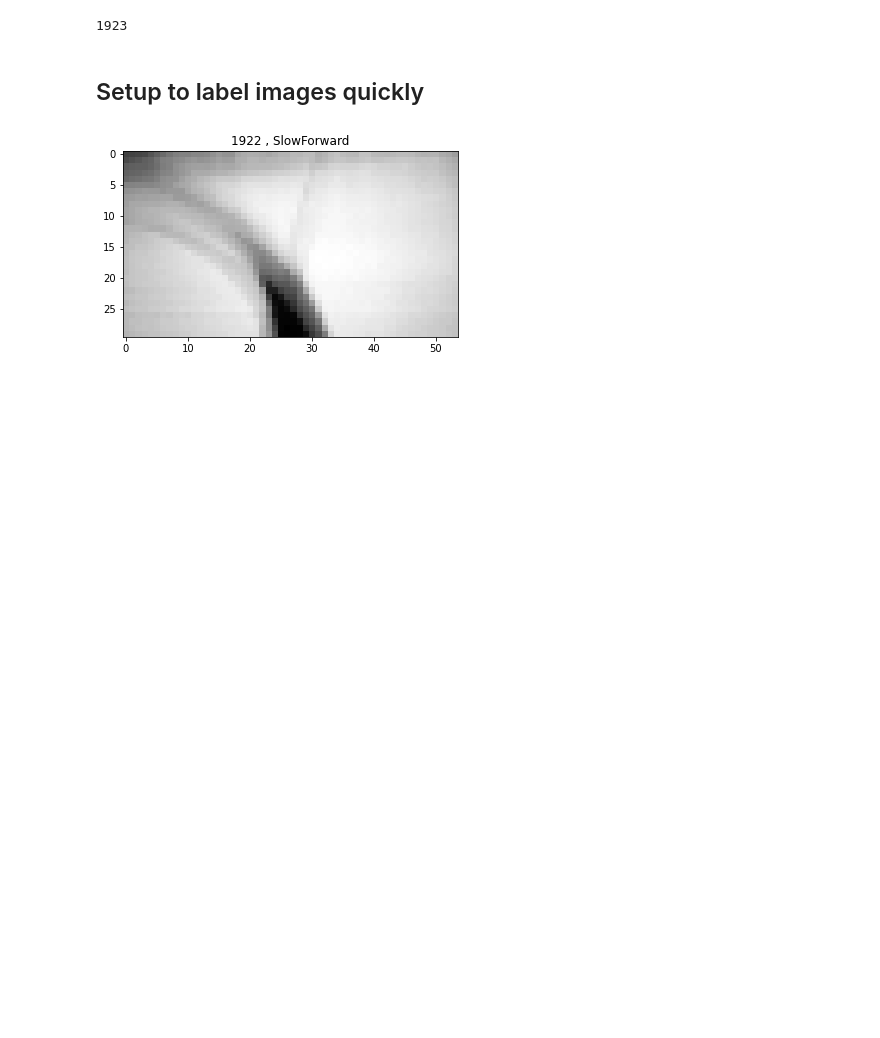
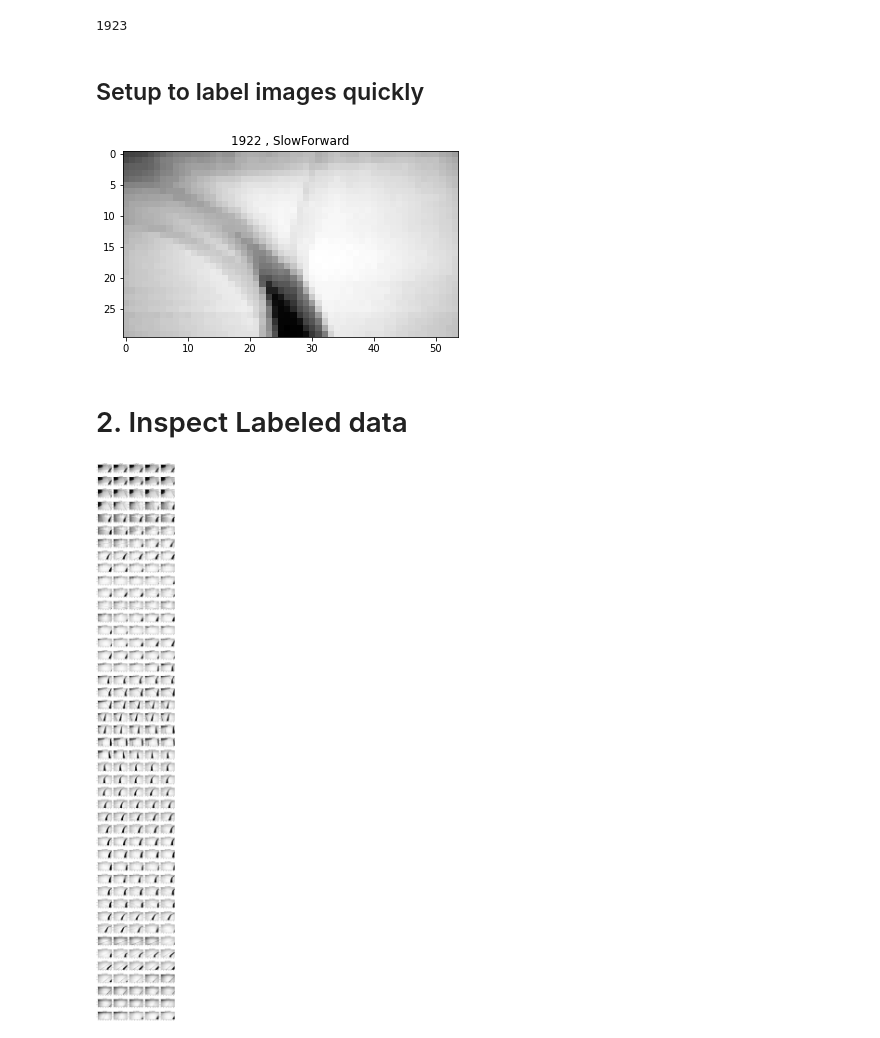
Before and after one commit to peter-seweiha/Freenove_4WD_Smart_Car, a Jupyter notebook: Code/PC/02.Manual labelling/data_labelling.ipynb, the cells around one changed output. Saved outputs shown, nothing was run; the diff lists cells and outputs as text; code cells hidden in the pictures; blank space fills up the shorter version.

```diff
--- a/Code/PC/02.Manual labelling/data_labelling.ipynb
+++ b/Code/PC/02.Manual labelling/data_labelling.ipynb
@@ -92,0 +93,44 @@ labelled_images_2.to_csv('labelled_images_2.csv', index=False)
+# %% [markdown]
+# 2. Inspect Labeled data
+# %%
+# Get the data from CSV file
+data = pd.read_csv('labelled_images_2.csv')
+# %%
+def preview_dataset(data = data, START_FRAME = 200, END_FRAME = 300 ):
+    no_of_frames = END_FRAME - START_FRAME
+    # number of histograms per raws & columns
+    # import math
+    nrows = math.ceil(no_of_frames/5)
+    ncols = 5
+
+    fig, axs = plt.subplots(nrows, ncols, figsize=(16, nrows * 2.5))
+
+    # Flattening the axs array to iterate through it
+    axs = axs.flatten()
+
+    # iterate through data to create histograms
+    for i, j in zip(range(START_FRAME,END_FRAME ), range(no_of_frames)):
+        # get the image by location (as json format)
+        img_as_json = data['img'][i]
+
+        # convert the json to nested list
+        img_as_list = json.loads(img_as_json)
+
+        # convert the nested list to np.array
+        img = np.array(img_as_list)
+        axs[j].imshow(img, cmap='gray')
+        axs[j].set_title(f"{i}, {data['label txt'][i]}") #
+
+        # Hiding empty subplots if any
+        for k in range(no_of_frames, len(axs)):
+            axs[k].axis('off')
+
+    # Adjust layout and display the figure
+    plt.tight_layout()
+    plt.show()
+# %%
+preview_dataset(data = data,
+                START_FRAME = 0,
+                END_FRAME = 225 )
+# %% [output]
+[figure, added]
```
Also changed, not shown: parts of 1 cell of this notebook, 2 other files.
